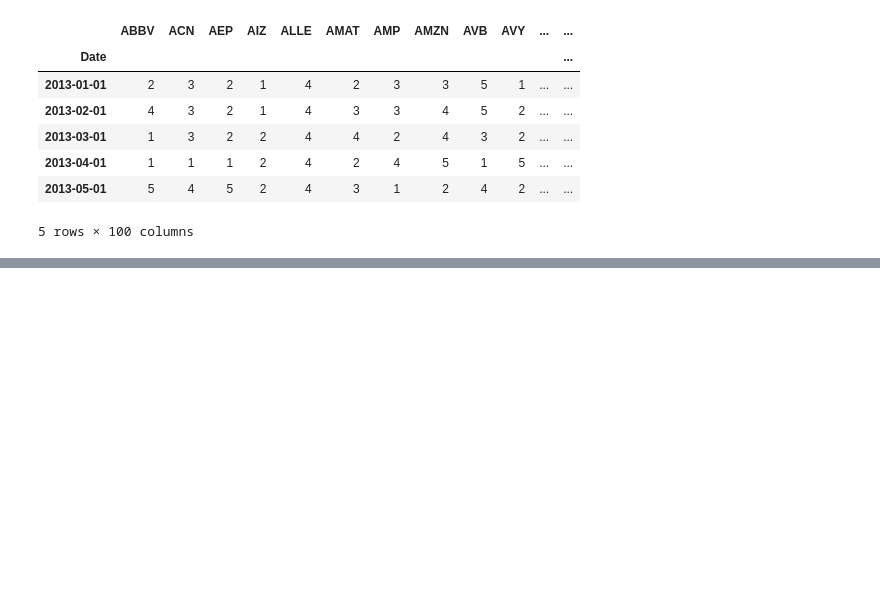
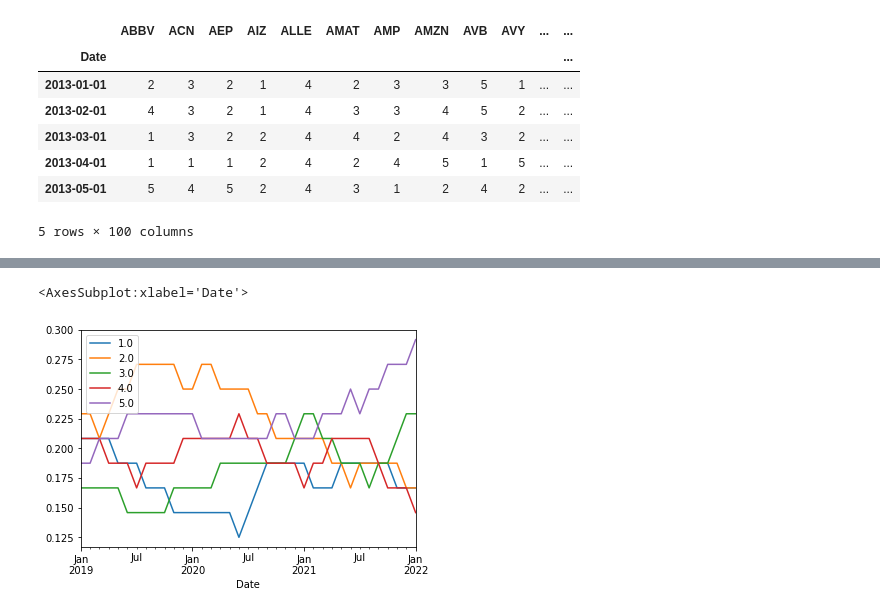
Before and after one commit to edu230991/m6-competition, a Jupyter notebook: notebooks/data-exploration.ipynb, the cells around one changed output, grey strips where cells are left out. Cells and saved outputs as stored; diff of their text form; code cells hidden in the pictures; blank space fills up the shorter version.

```diff
--- a/notebooks/data-exploration.ipynb
+++ b/notebooks/data-exploration.ipynb
@@ -159,0 +179,5 @@ Persistence is not better than random
+# %%
+window_models[w].unstack(-1).swaplevel(axis=1)["AMZN"].plot()
+# %% [output]
+<AxesSubplot:xlabel='Date'>
+[figure, added]
```
Also changed, not shown: parts of 15 cells of this notebook, 2 other files.
